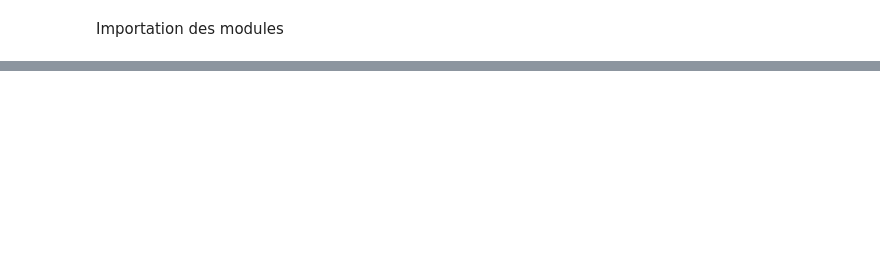
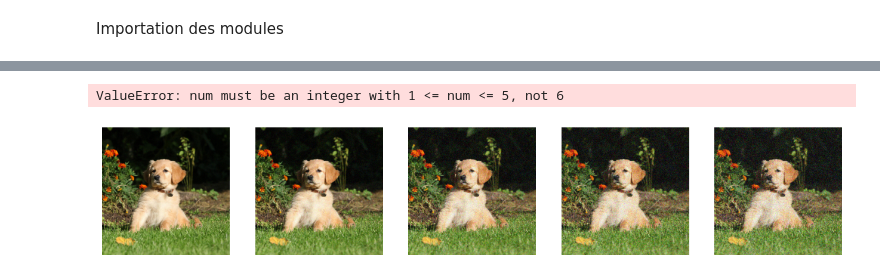
Before and after one commit to 1NL1/StableDiffusion_MNIST, a Jupyter notebook: Stable_Diff_recreated/model/demo.ipynb, the cells around one changed output, grey strips where cells are left out. Cells and saved outputs as stored; diff of their text form; code cells hidden in the pictures; blank space fills up the shorter version.

Commit message:
ajout d'exemple de bruit pour la demo, ajout d'images résultats

```diff
--- a/Stable_Diff_recreated/model/demo.ipynb
+++ b/Stable_Diff_recreated/model/demo.ipynb
@@ -72,0 +72,55 @@ Using device: cpu
+# %%
+from ddpm import DDPMSampler
+
+from PIL import Image
+from matplotlib import pyplot as plt
+import torch
+import numpy as np
+import math
+
+generator = torch.Generator()
+generator.manual_seed(0)
+
+ddpm_sampler = DDPMSampler(generator)
+
+# How many noise levels to generate
+noise_levels = [0, 10, 50, 75, 100, 250, 500, 750]
+
+img = Image.open("../images/dog.jpg")
+img_tensor = torch.tensor(np.array(img))
+img_tensor = ((img_tensor / 255.0) * 2.0) - 1.0
+# Create a batch by repeating the same image many times
+batch = img_tensor.repeat(len(noise_levels), 1, 1, 1)
+
+ts = torch.tensor(noise_levels, dtype=torch.int, device=batch.device)
+noise_imgs = []
+epsilons = torch.randn(batch.shape, device=batch.device)
+# Generate a noisifed version of the image for each noise level
+for i in range(len(ts)):
+    a_hat = ddpm_sampler.alphas_cumprod[ts[i]]
+    noise_imgs.append(
+        (math.sqrt(a_hat) * batch[i]) + (math.sqrt(1 - a_hat) * epsilons[i])
+    )
+
+
+noise_imgs = torch.stack(noise_imgs, dim=0)
+noise_imgs = (noise_imgs.clamp(-1, 1) + 1) / 2
+noise_imgs = (noise_imgs * 255).type(torch.uint8)
+
+
+plt.figure(figsize=(16, 8))
+for i in range(0, len(noise_imgs)-1):
+    display_img = noise_imgs[i].squeeze(0).numpy()
+
+    plt.subplot(1, len(noise_imgs), 1 + i)
+    plt.imshow(display_img)
+    plt.axis("off")
+# Convert back to image and display
+"""display_img = Image.fromarray(noise_imgs.squeeze(0).numpy(), 'RGB')
+display_img"""
+"""for i in range(len(noise_imgs)):
+    display_img = Image.fromarray(noise_imgs[i].squeeze(0).numpy(), 'RGB')
+    display_img.show()"""
+# %% [output]
+ValueError: num must be an integer with 1 <= num <= 5, not 6
+[figure, added]
```
Also changed, not shown: parts of 3 cells of this notebook, 4 other files.
